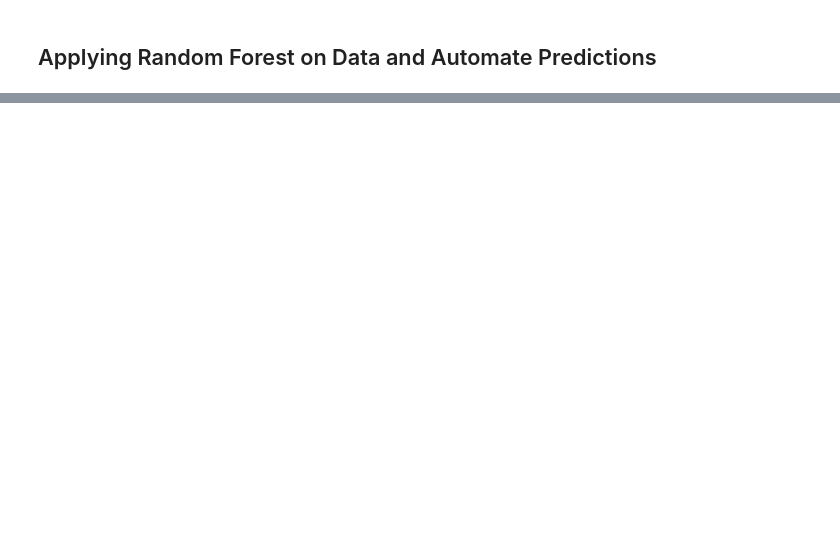
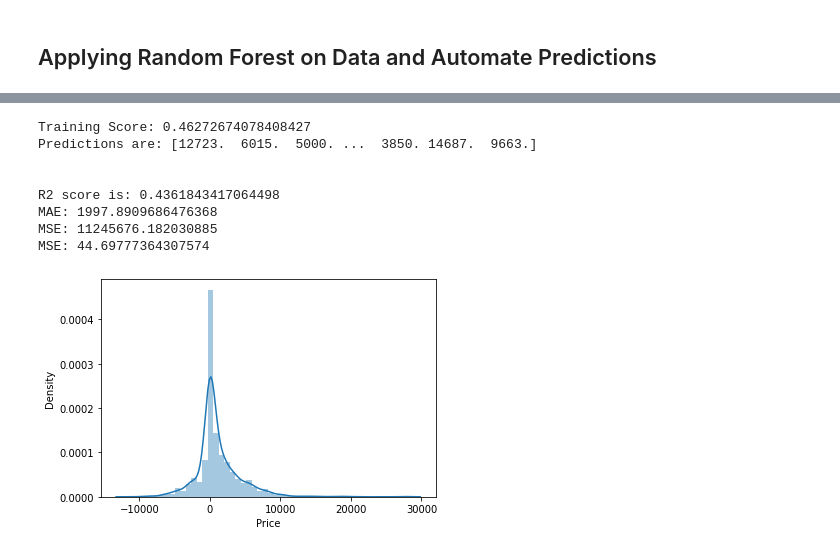
Before and after one commit to ghimiresunil/Three-Real-World-Data-Science-Project, a Jupyter notebook: flight_fare_prediction.ipynb, the cells around one changed output, grey strips where cells are left out. Saved outputs shown, nothing was run; the diff lists cells and outputs as text; code cells hidden in the pictures; blank space fills up the shorter version.

```diff
--- a/flight_fare_prediction.ipynb
+++ b/flight_fare_prediction.ipynb
@@ -779,0 +819,12 @@ MSE: 34.04384455852197
+# %%
+pred(KNeighborsClassifier(), 0)
+# %% [output]
+Training Score: 0.46272674078408427
+Predictions are: [12723.  6015.  5000. ...  3850. 14687.  9663.]
+
+
+R2 score is: 0.4361843417064498
+MAE: 1997.8909686476368
+MSE: 11245676.182030885
+MSE: 44.69777364307574
+[figure, added]
```
Also changed, not shown: parts of 9 cells of this notebook.
